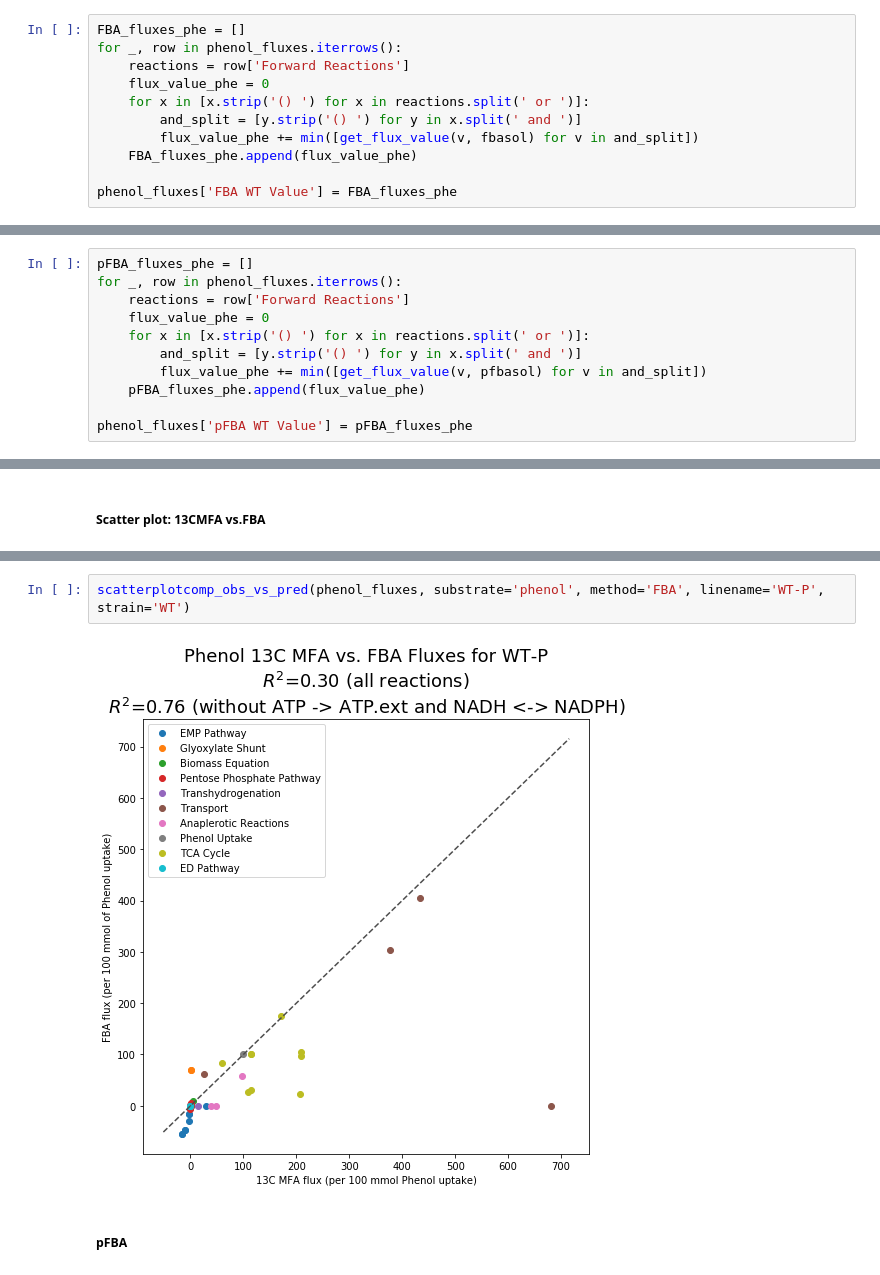
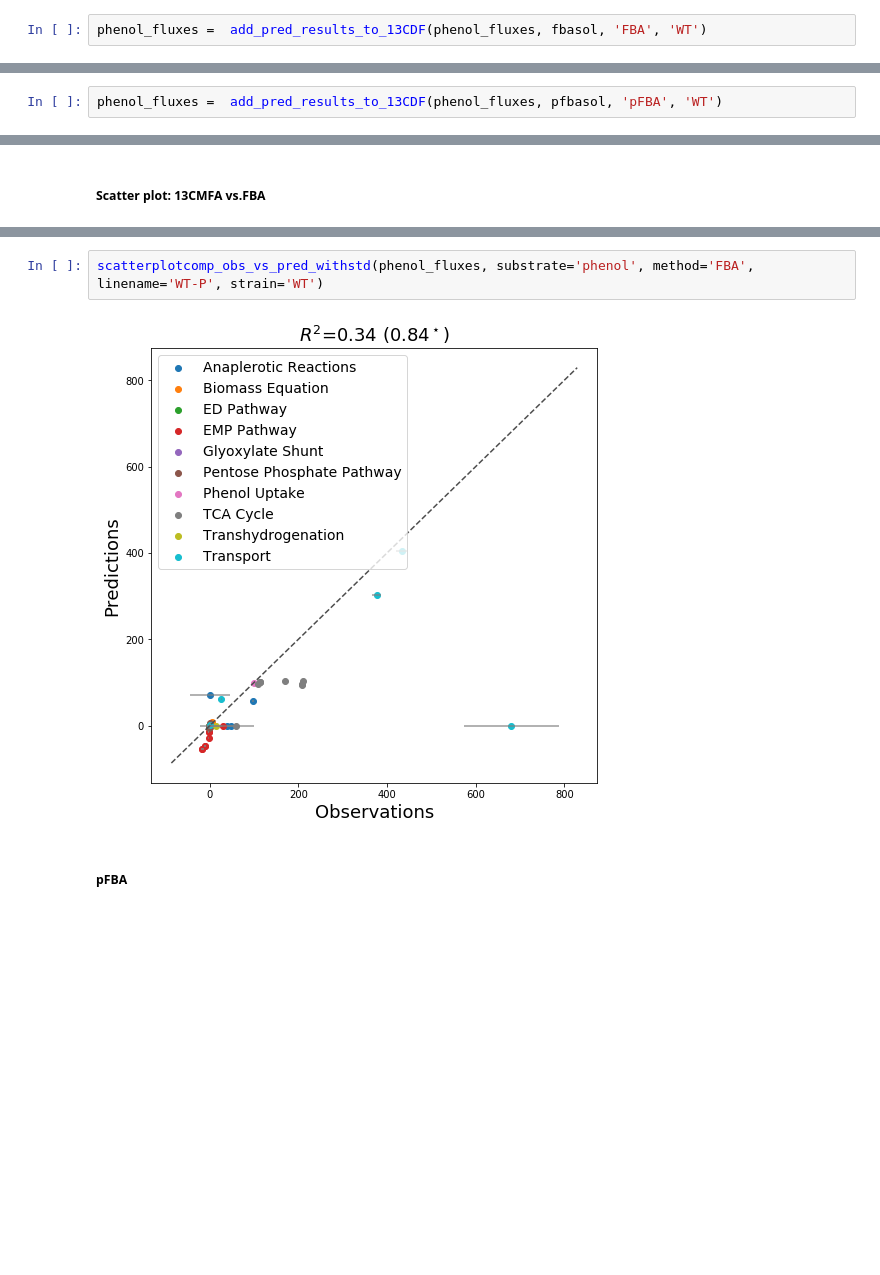
Before and after one commit to LBLQMM/RhodococcusGSM, a Jupyter notebook: Biodesign_grcs/notebooks/F_FBA_and_pFBA_simulations.ipynb, the cells around one changed output, grey strips where cells are left out. Saved outputs shown, nothing was run; the diff lists cells and outputs as text; blank space fills up the shorter version.

```diff
--- a/Biodesign_grcs/notebooks/F_FBA_and_pFBA_simulations.ipynb
+++ b/Biodesign_grcs/notebooks/F_FBA_and_pFBA_simulations.ipynb
@@ -381,13 +338,4 @@ def get_flux_value(reaction_id, solution):
 # %% [markdown]
 ##### **FBA**
-# %%
-FBA_fluxes_phe = []
-for _, row in phenol_fluxes.iterrows():
-    reactions = row['Forward Reactions']
-    flux_value_phe = 0
-    for x in [x.strip('() ') for x in reactions.split(' or ')]:
-        and_split = [y.strip('() ') for y in x.split(' and ')]
-        flux_value_phe += min([get_flux_value(v, fbasol) for v in and_split])
-    FBA_fluxes_phe.append(flux_value_phe)
-
-phenol_fluxes['FBA WT Value'] = FBA_fluxes_phe
+# %%
+phenol_fluxes =  add_pred_results_to_13CDF(phenol_fluxes, fbasol, 'FBA', 'WT')
@@ -394,13 +362,4 @@ phenol_fluxes['FBA WT Value'] = FBA_fluxes_phe
 # %% [markdown]
 ##### **pFBA**
-# %%
-pFBA_fluxes_phe = []
-for _, row in phenol_fluxes.iterrows():
-    reactions = row['Forward Reactions']
-    flux_value_phe = 0
-    for x in [x.strip('() ') for x in reactions.split(' or ')]:
-        and_split = [y.strip('() ') for y in x.split(' and ')]
-        flux_value_phe += min([get_flux_value(v, pfbasol) for v in and_split])
-    pFBA_fluxes_phe.append(flux_value_phe)
-
-phenol_fluxes['pFBA WT Value'] = pFBA_fluxes_phe
+# %%
+phenol_fluxes =  add_pred_results_to_13CDF(phenol_fluxes, pfbasol, 'pFBA', 'WT')
@@ -503,7 +514,7 @@ def scatterplotcomp_obs_vs_pred(obspred_fluxes, substrate, method, linename, str
 # %%
-scatterplotcomp_obs_vs_pred(phenol_fluxes, substrate='phenol', method='FBA', linename='WT-P', strain='WT')
+scatterplotcomp_obs_vs_pred_withstd(phenol_fluxes, substrate='phenol', method='FBA', linename='WT-P', strain='WT')
 # %% [output]
-[figure, old version]
+[figure, new version]
 # %% [markdown]
 ##### **pFBA**
 # %% [markdown]
```
Also changed, not shown: parts of 42 cells of this notebook, 2 other files.
